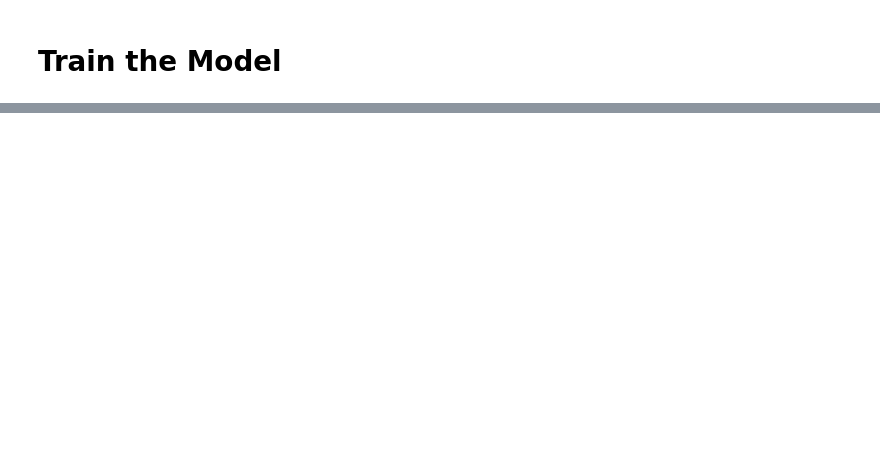
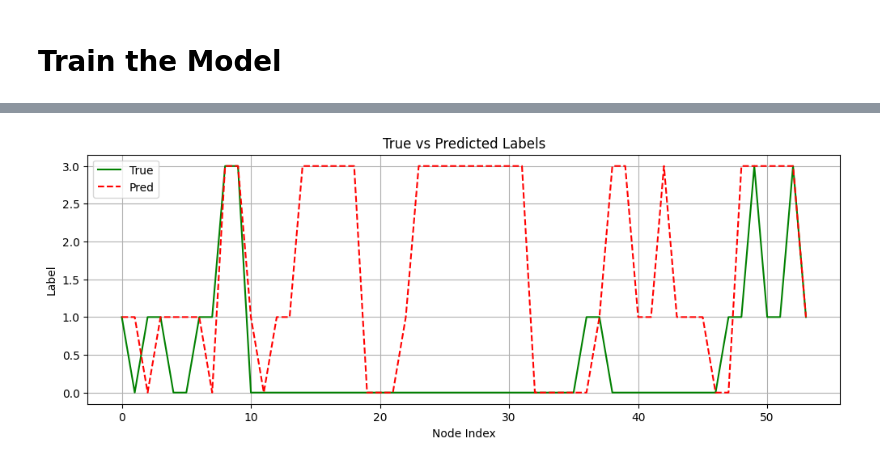
Before and after one commit to Alger3/Climbing_Model, a Jupyter notebook: model/reachability_features_gnn.ipynb, the cells around one changed output, grey strips where cells are left out. Saved outputs shown, nothing was run; the diff lists cells and outputs as text; code cells hidden in the pictures; blank space fills up the shorter version.

```diff
--- a/model/reachability_features_gnn.ipynb
+++ b/model/reachability_features_gnn.ipynb
@@ -155,0 +168,5 @@ weighted avg       0.71      0.44      0.51   1756173
+# %%
+device = torch.device('cuda' if torch.cuda.is_available() else 'cpu')
+model = ReachabilityFeaturesGNN().to(device)
+model.load_state_dict(torch.load("reachability_features_model3.pt"))
+model.eval()
@@ -155,0 +191,31 @@ weighted avg       0.71      0.44      0.51   1756173
+# %%
+graph_list = torch.load("../data/graph_list_holds_features.pt")
+# %%
+train_data, test_data = train_test_split(graph_list, test_size=0.2, random_state=42)
+# %%
+import matplotlib.pyplot as plt
+from torch_geometric.data import Batch
+graph = test_data[2450]
+batch = Batch.from_data_list([graph])
+batch = batch.to(device)
+
+with torch.no_grad():
+    pred_logits = model(batch)
+    pred_labels = pred_logits.argmax(dim=1)
+
+# 转 numpy
+true = graph.y.cpu().numpy()
+pred = pred_labels.cpu().numpy()
+
+# 绘图
+plt.figure(figsize=(12, 4))
+plt.plot(true, label='True', color='green')
+plt.plot(pred, label='Pred', linestyle='--', color='red')
+plt.legend()
+plt.title("True vs Predicted Labels")
+plt.xlabel("Node Index")
+plt.ylabel("Label")
+plt.grid(True)
+plt.show()
+# %% [output]
+[figure, added]
```
Also changed, not shown: parts of 14 cells of this notebook.
